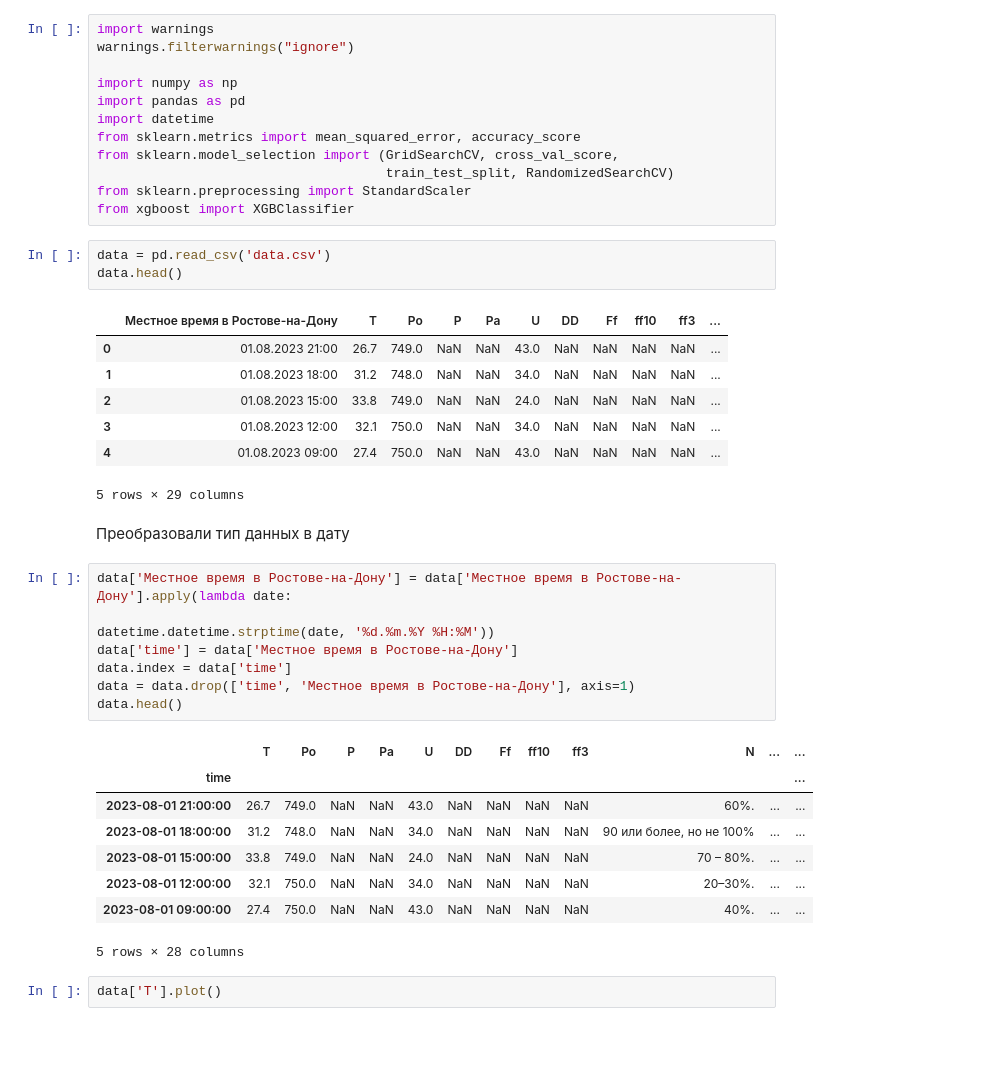
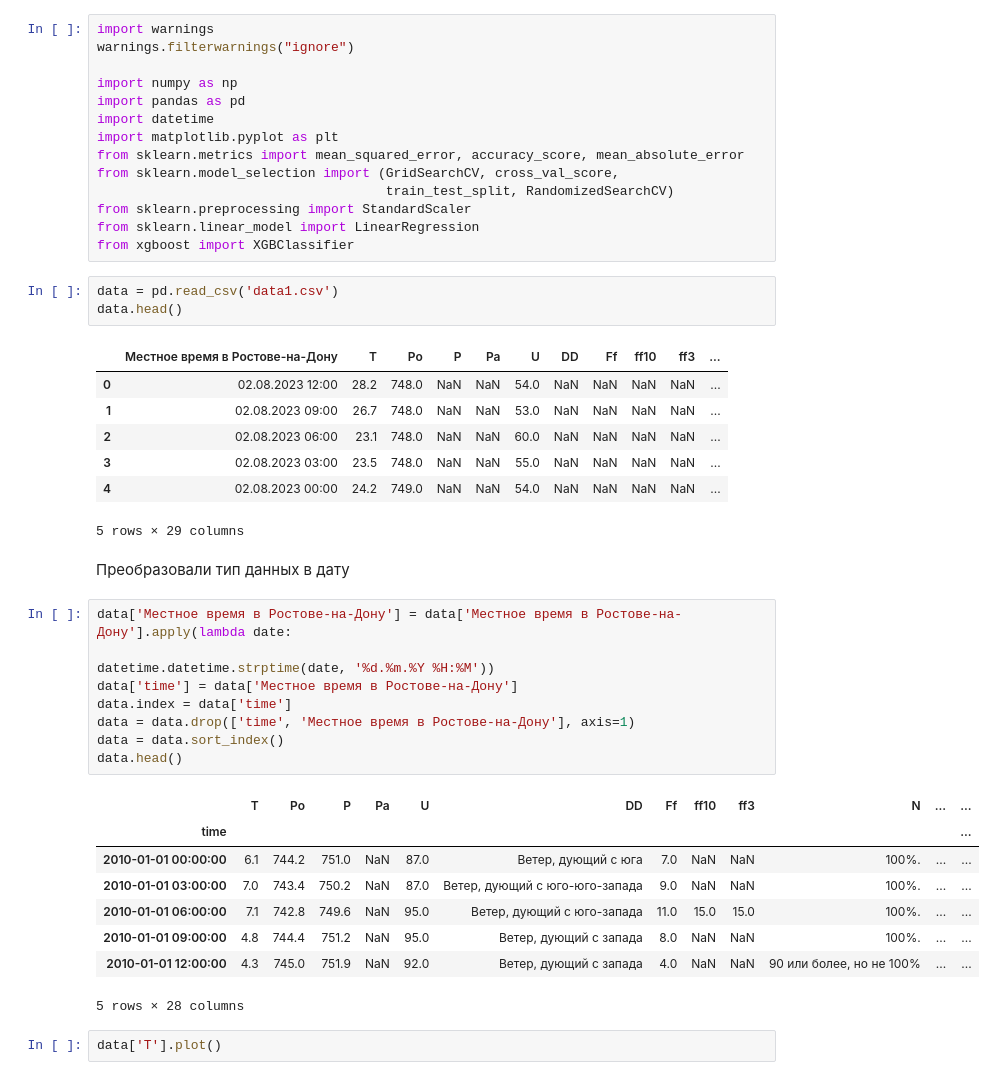
Before and after one commit to daniil-dushenev/wheather_predict, a Jupyter notebook: main.ipynb, the cells around one changed output. Drawn from its saved outputs; the diff is of its cells as text; blank space fills up the shorter version.

```diff
--- a/main.ipynb
+++ b/main.ipynb
@@ -5,39 +5,42 @@ warnings.filterwarnings("ignore")
 import numpy as np
 import pandas as pd
 import datetime
-from sklearn.metrics import mean_squared_error, accuracy_score
+import matplotlib.pyplot as plt
+from sklearn.metrics import mean_squared_error, accuracy_score, mean_absolute_error
 from sklearn.model_selection import (GridSearchCV, cross_val_score,
                                      train_test_split, RandomizedSearchCV)
 from sklearn.preprocessing import StandardScaler
+from sklearn.linear_model import LinearRegression
 from xgboost import XGBClassifier
 # %%
-data = pd.read_csv('data.csv')
+data = pd.read_csv('data1.csv')
 data.head()
 # %% [output]
 |  | Местное время в Ростове-на-Дону | T | Po | P | Pa | U | DD | Ff | ff10 | ff3 | ... |
-| 0 | 01.08.2023 21:00 | 26.7 | 749.0 | NaN | NaN | 43.0 | NaN | NaN | NaN | NaN | ... |
-| 1 | 01.08.2023 18:00 | 31.2 | 748.0 | NaN | NaN | 34.0 | NaN | NaN | NaN | NaN | ... |
-| 2 | 01.08.2023 15:00 | 33.8 | 749.0 | NaN | NaN | 24.0 | NaN | NaN | NaN | NaN | ... |
-| 3 | 01.08.2023 12:00 | 32.1 | 750.0 | NaN | NaN | 34.0 | NaN | NaN | NaN | NaN | ... |
-| 4 | 01.08.2023 09:00 | 27.4 | 750.0 | NaN | NaN | 43.0 | NaN | NaN | NaN | NaN | ... |
+| 0 | 02.08.2023 12:00 | 28.2 | 748.0 | NaN | NaN | 54.0 | NaN | NaN | NaN | NaN | ... |
+| 1 | 02.08.2023 09:00 | 26.7 | 748.0 | NaN | NaN | 53.0 | NaN | NaN | NaN | NaN | ... |
+| 2 | 02.08.2023 06:00 | 23.1 | 748.0 | NaN | NaN | 60.0 | NaN | NaN | NaN | NaN | ... |
+| 3 | 02.08.2023 03:00 | 23.5 | 748.0 | NaN | NaN | 55.0 | NaN | NaN | NaN | NaN | ... |
+| 4 | 02.08.2023 00:00 | 24.2 | 749.0 | NaN | NaN | 54.0 | NaN | NaN | NaN | NaN | ... |
 5 rows × 29 columns
 # %% [markdown]
 Преобразовали тип данных в дату
 # %%
 data['Местное время в Ростове-на-Дону'] = data['Местное время в Ростове-на-Дону'].apply(lambda date:
                                                                                         datetime.datetime.strptime(date, '%d.%m.%Y %H:%M'))
 data['time'] = data['Местное время в Ростове-на-Дону']
 data.index = data['time']
 data = data.drop(['time', 'Местное время в Ростове-на-Дону'], axis=1)
+data = data.sort_index()
 data.head()
 # %% [output]
 |  | T | Po | P | Pa | U | DD | Ff | ff10 | ff3 | N | ... | ... |
 | time |  |  |  |  |  |  |  |  |  |  |  | ... |
-| 2023-08-01 21:00:00 | 26.7 | 749.0 | NaN | NaN | 43.0 | NaN | NaN | NaN | NaN | 60%. | ... | ... |
-| 2023-08-01 18:00:00 | 31.2 | 748.0 | NaN | NaN | 34.0 | NaN | NaN | NaN | NaN | 90 или более, но не 100% | ... | ... |
-| 2023-08-01 15:00:00 | 33.8 | 749.0 | NaN | NaN | 24.0 | NaN | NaN | NaN | NaN | 70 – 80%. | ... | ... |
-| 2023-08-01 12:00:00 | 32.1 | 750.0 | NaN | NaN | 34.0 | NaN | NaN | NaN | NaN | 20–30%. | ... | ... |
-| 2023-08-01 09:00:00 | 27.4 | 750.0 | NaN | NaN | 43.0 | NaN | NaN | NaN | NaN | 40%. | ... | ... |
+| 2010-01-01 00:00:00 | 6.1 | 744.2 | 751.0 | NaN | 87.0 | Ветер, дующий с юга | 7.0 | NaN | NaN | 100%. | ... | ... |
+| 2010-01-01 03:00:00 | 7.0 | 743.4 | 750.2 | NaN | 87.0 | Ветер, дующий с юго-юго-запада | 9.0 | NaN | NaN | 100%. | ... | ... |
+| 2010-01-01 06:00:00 | 7.1 | 742.8 | 749.6 | NaN | 95.0 | Ветер, дующий с юго-запада | 11.0 | 15.0 | 15.0 | 100%. | ... | ... |
+| 2010-01-01 09:00:00 | 4.8 | 744.4 | 751.2 | NaN | 95.0 | Ветер, дующий с запада | 8.0 | NaN | NaN | 100%. | ... | ... |
+| 2010-01-01 12:00:00 | 4.3 | 745.0 | 751.9 | NaN | 92.0 | Ветер, дующий с запада | 4.0 | NaN | NaN | 90 или более, но не 100% | ... | ... |
 5 rows × 28 columns
 # %%
 data['T'].plot()
```
Also changed, not shown: parts of 17 cells of this notebook, 1 other file.
